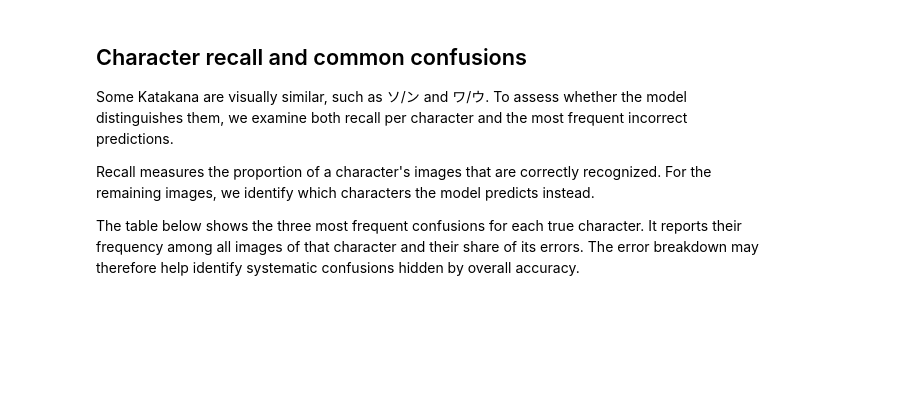
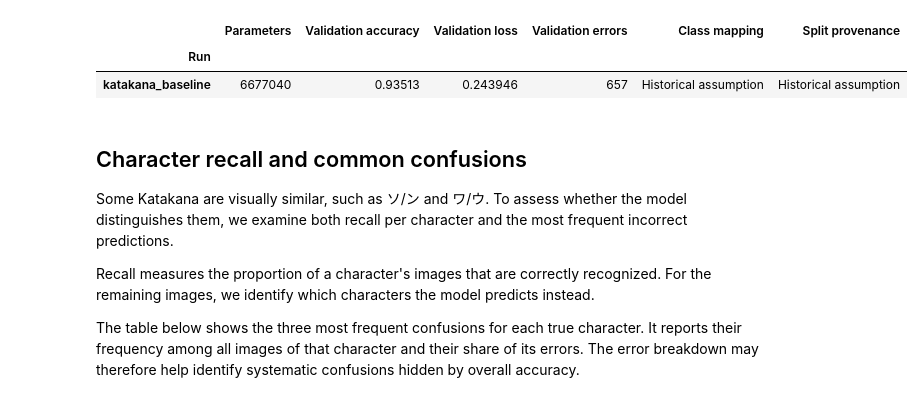
Before and after one commit to nailito/katakana-recognition, a Jupyter notebook: notebooks/05_error_analysis.ipynb, the cells around one changed output. Saved outputs shown, nothing was run; the diff lists cells and outputs as text; code cells hidden in the pictures; blank space fills up the shorter version.

Commit message:
refactor: centralize model experiments and separate architecture definitions

```diff
--- a/notebooks/04_model_training.ipynb
+++ b/notebooks/05_error_analysis.ipynb
@@ -181,3 +23,18 @@ model.save(models_dir / "katakana_baseline.keras")
+# %%
+frames, unique_char = prepare_data(seed=12)
+df_valid = frames["validation"]
+SEED = 12
+BATCH_SIZE = 32
+MODEL_PATH = project_root / "models" / "katakana_baseline.keras"
+
+# Validate saved class/split provenance when present before analysis.
+validation_summary = compare_models({MODEL_PATH.stem: MODEL_PATH}, df_valid, unique_char)
+display(validation_summary)
+model = tf.keras.models.load_model(MODEL_PATH, compile=False)
+# %% [output]
+|  | Parameters | Validation accuracy | Validation loss | Validation errors | Class mapping | Split provenance |
+| Run |  |  |  |  |  |  |
+| katakana_baseline | 6677040 | 0.93513 | 0.243946 | 657 | Historical assumption | Historical assumption |
 # %% [markdown]
 ## Character recall and common confusions
 
```
Also changed, not shown: parts of 23 cells of this notebook, 18 other files.
